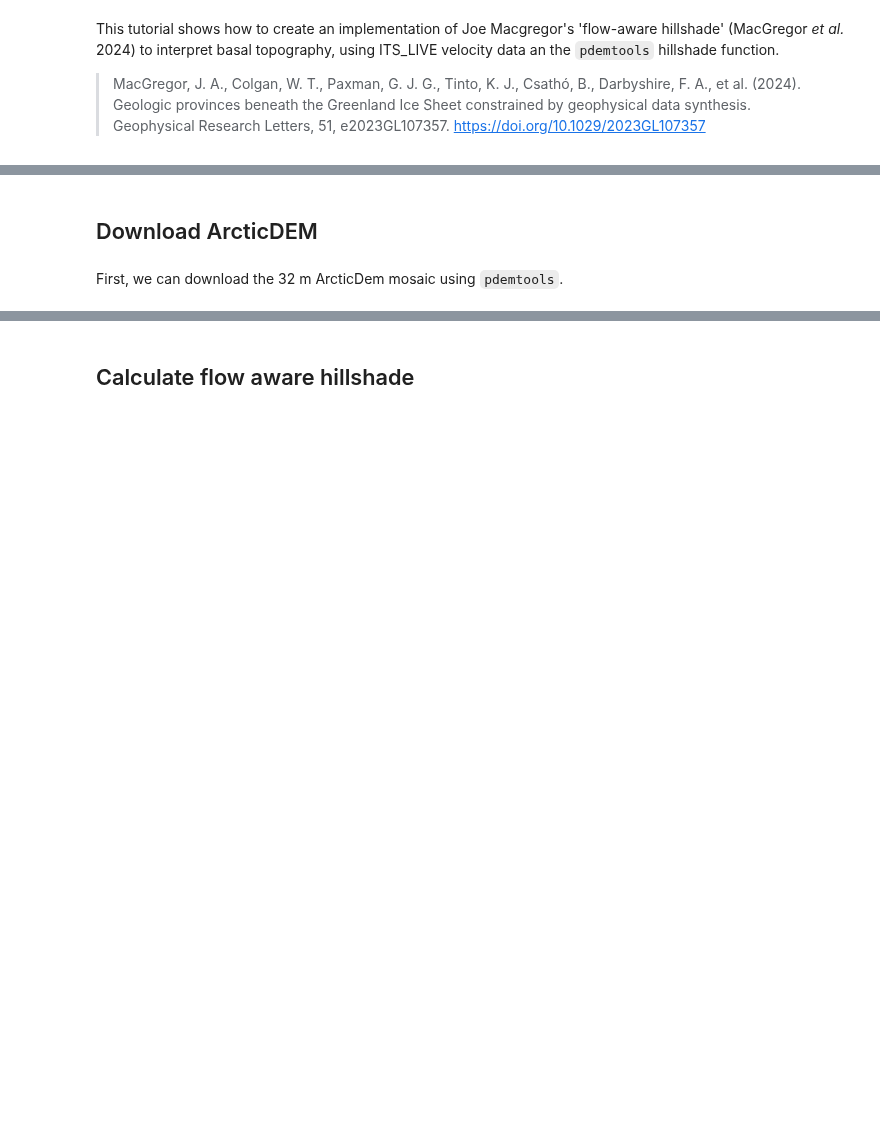
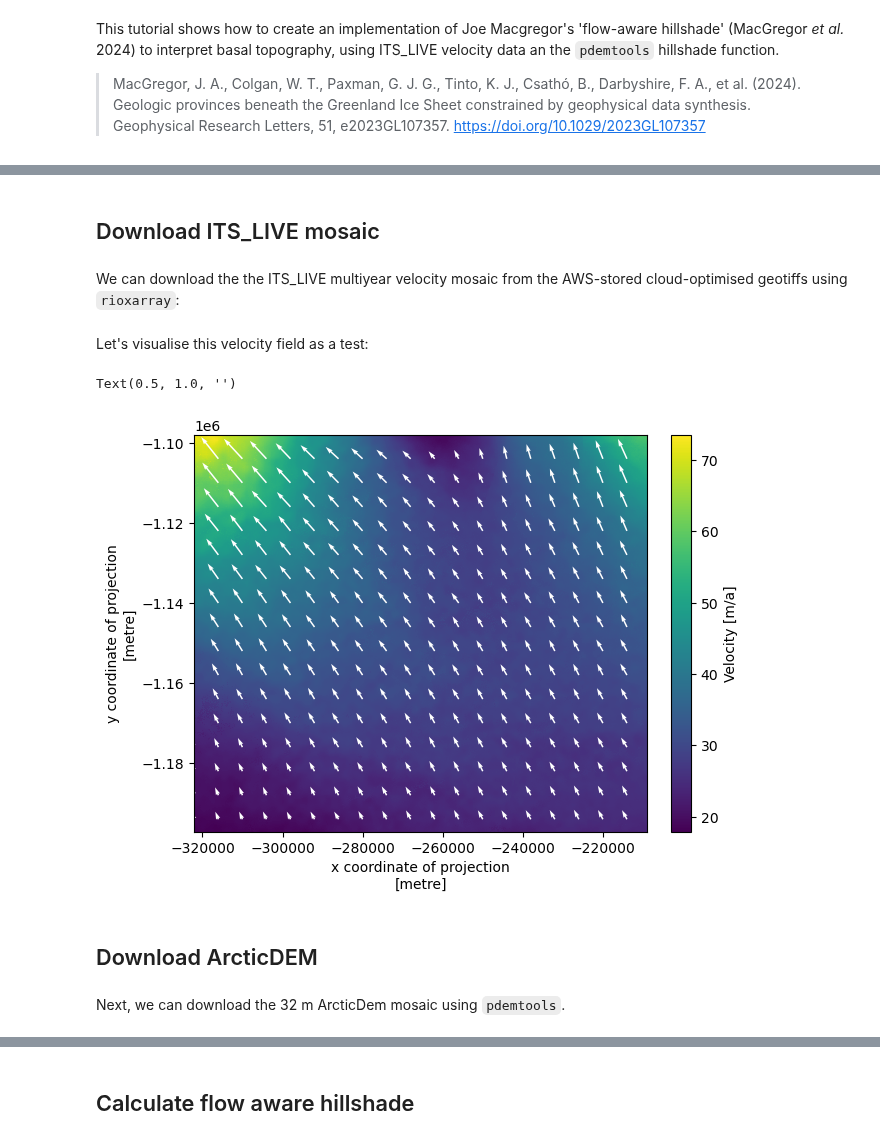
Before and after one commit to trchudley/pdemtools, a Jupyter notebook: notebooks/flow_aware_hillshade.ipynb, the cells around one changed output, grey strips where cells are left out. Cells and saved outputs as stored; diff of their text form; code cells hidden in the pictures; blank space fills up the shorter version.

```diff
--- a/notebooks/flow_aware_hillshade.ipynb
+++ b/notebooks/flow_aware_hillshade.ipynb
@@ -20,0 +26,4 @@ bounds = (-176000, -2287000, -162000, -2273000)
+# %% [markdown]
+## Download ITS_LIVE mosaic
+# %% [markdown]
+We can download the the ITS_LIVE multiyear velocity mosaic from the AWS-stored cloud-optimised geotiffs using `rioxarray`:
@@ -21,7 +39,29 @@ bounds = (-176000, -2287000, -162000, -2273000)
+# %% [markdown]
+Let's visualise this velocity field as a test:
+# %%
+
+plt.close()
+fig, ax = plt.subplots(layout='constrained')
+
+vv.plot(cmap='viridis', ax=ax, cbar_kwargs={'label': 'Velocity [m/a]'})
+
+show_every = 50  # Plot the velocity as a quiver plot, showing only every 50 quivers
+skip = slice(None, None, show_every)
+ax.quiver(
+    vx.squeeze().x.values[skip], vx.squeeze().y.values[skip],
+    vx.squeeze().values[skip, skip], vy.squeeze().values[skip, skip],
+    color='w',
+)
+
+ax.set_aspect('equal')
+ax.set_title(None)
+# %% [output]
+Text(0.5, 1.0, '')
+[figure, new version]
 # %% [markdown]
 ## Download ArcticDEM
 # %% [markdown]
-First, we can download the 32 m ArcticDem mosaic using `pdemtools`.
+Next, we can download the 32 m ArcticDem mosaic using `pdemtools`.
 # %%
 
 %%time
```
Also changed, not shown: parts of 36 cells of this notebook.
